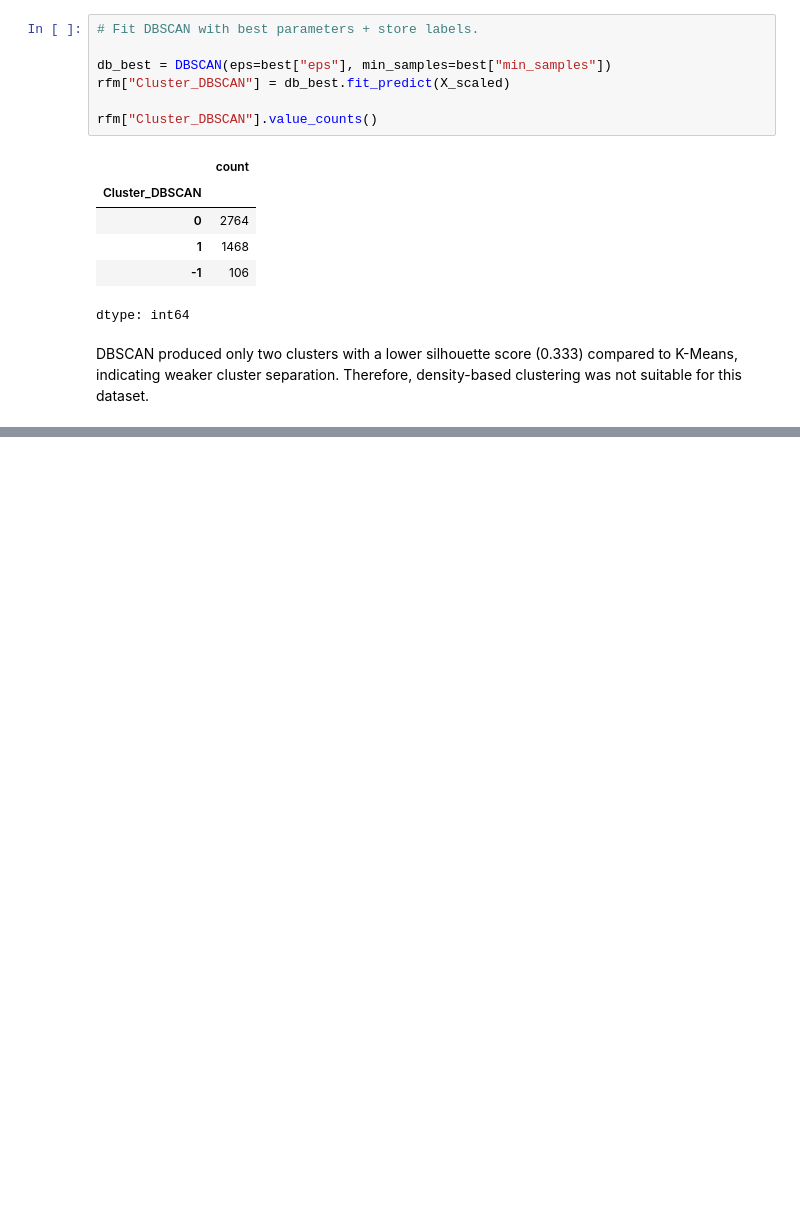
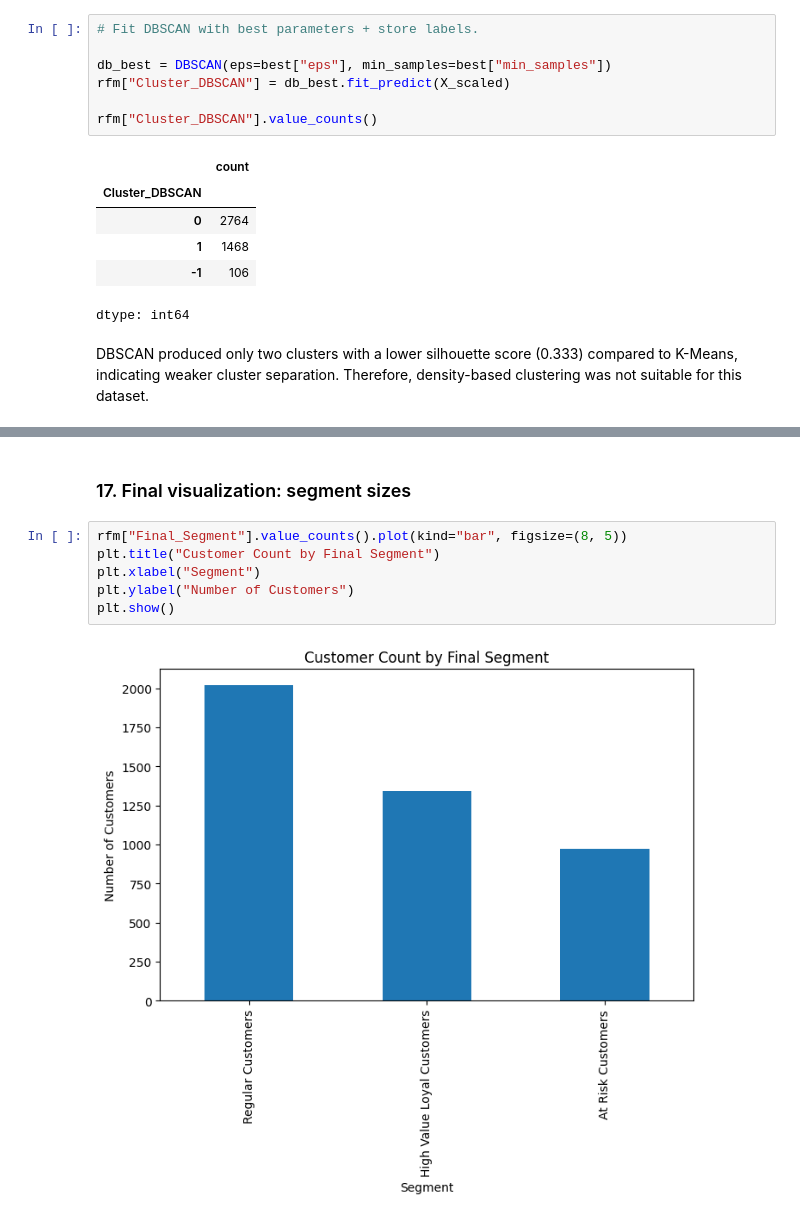
Before and after one commit to Chirag0455/MSc_Data_Science_Project, a Jupyter notebook: DS_Project_Chirag.ipynb, the cells around one changed output, grey strips where cells are left out. Saved outputs shown, nothing was run; the diff lists cells and outputs as text; blank space fills up the shorter version.

```diff
--- a/DS_Project_Chirag.ipynb
+++ b/DS_Project_Chirag.ipynb
@@ -796,0 +993,10 @@ DBSCAN produced only two clusters with a lower silhouette score (0.333) compared
+# %% [markdown]
+### 17. Final visualization: segment sizes
+# %%
+rfm["Final_Segment"].value_counts().plot(kind="bar", figsize=(8, 5))
+plt.title("Customer Count by Final Segment")
+plt.xlabel("Segment")
+plt.ylabel("Number of Customers")
+plt.show()
+# %% [output]
+[figure, added]
```
Also changed, not shown: parts of 23 cells of this notebook.
